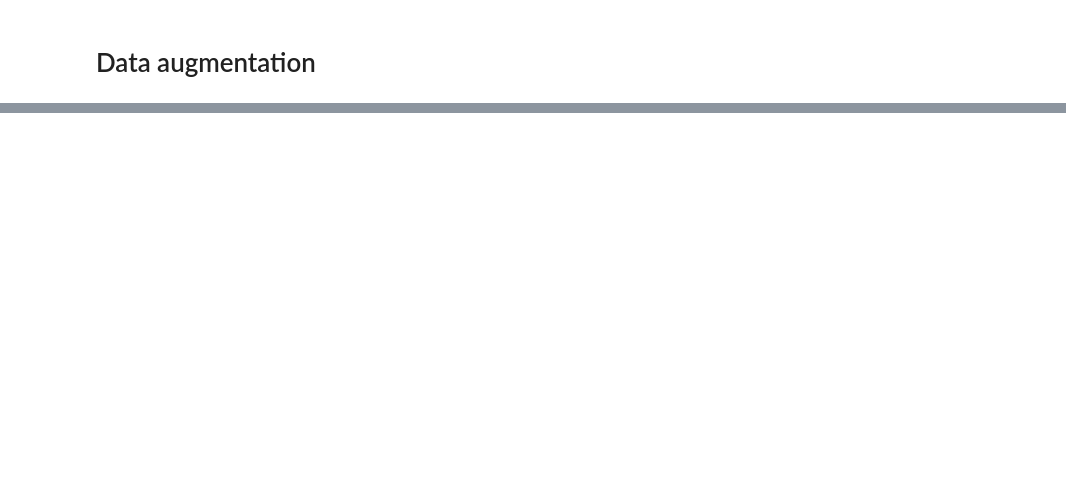
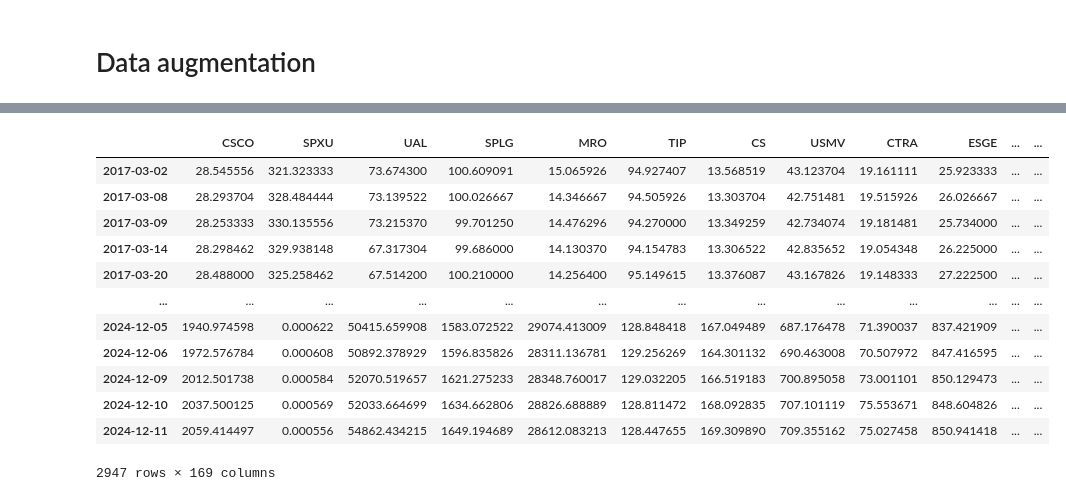
Before and after one commit to AlaaBouattour/market-regime-forecasting, a Jupyter notebook: Notebook_1.ipynb, the cells around one changed output, grey strips where cells are left out. Drawn from its saved outputs; the diff is of its cells as text; code cells hidden in the pictures; blank space fills up the shorter version.

```diff
--- a/Notebook_1.ipynb
+++ b/Notebook_1.ipynb
@@ -263,0 +281,16 @@ up_frac         -0.307488      -0.751076       -0.723009
+# %%
+augmented_df
+# %% [output]
+|  | CSCO | SPXU | UAL | SPLG | MRO | TIP | CS | USMV | CTRA | ESGE | ... | ... |
+| 2017-03-02 | 28.545556 | 321.323333 | 73.674300 | 100.609091 | 15.065926 | 94.927407 | 13.568519 | 43.123704 | 19.161111 | 25.923333 | ... | ... |
+| 2017-03-08 | 28.293704 | 328.484444 | 73.139522 | 100.026667 | 14.346667 | 94.505926 | 13.303704 | 42.751481 | 19.515926 | 26.026667 | ... | ... |
+| 2017-03-09 | 28.253333 | 330.135556 | 73.215370 | 99.701250 | 14.476296 | 94.270000 | 13.349259 | 42.734074 | 19.181481 | 25.734000 | ... | ... |
+| 2017-03-14 | 28.298462 | 329.938148 | 67.317304 | 99.686000 | 14.130370 | 94.154783 | 13.306522 | 42.835652 | 19.054348 | 26.225000 | ... | ... |
+| 2017-03-20 | 28.488000 | 325.258462 | 67.514200 | 100.210000 | 14.256400 | 95.149615 | 13.376087 | 43.167826 | 19.148333 | 27.222500 | ... | ... |
+| ... | ... | ... | ... | ... | ... | ... | ... | ... | ... | ... | ... | ... |
+| 2024-12-05 | 1940.974598 | 0.000622 | 50415.659908 | 1583.072522 | 29074.413009 | 128.848418 | 167.049489 | 687.176478 | 71.390037 | 837.421909 | ... | ... |
+| 2024-12-06 | 1972.576784 | 0.000608 | 50892.378929 | 1596.835826 | 28311.136781 | 129.256269 | 164.301132 | 690.463008 | 70.507972 | 847.416595 | ... | ... |
+| 2024-12-09 | 2012.501738 | 0.000584 | 52070.519657 | 1621.275233 | 28348.760017 | 129.032205 | 166.519183 | 700.895058 | 73.001101 | 850.129473 | ... | ... |
+| 2024-12-10 | 2037.500125 | 0.000569 | 52033.664699 | 1634.662806 | 28826.688889 | 128.811472 | 168.092835 | 707.101119 | 75.553671 | 848.604826 | ... | ... |
+| 2024-12-11 | 2059.414497 | 0.000556 | 54862.434215 | 1649.194689 | 28612.083213 | 128.447655 | 169.309890 | 709.355162 | 75.027458 | 850.941418 | ... | ... |
+2947 rows × 169 columns
```
Also changed, not shown: parts of 8 cells of this notebook, 2 other files.
